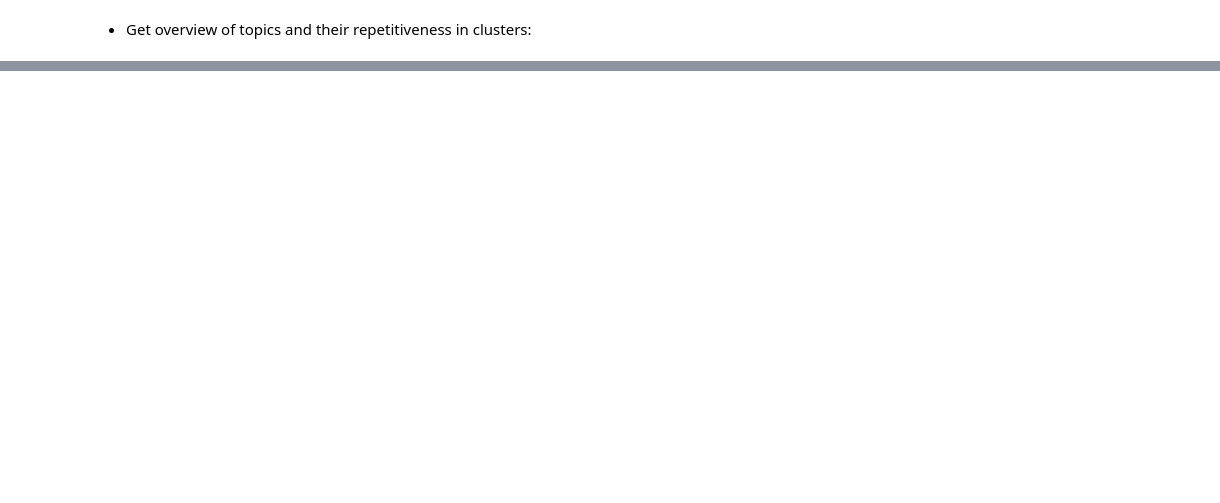
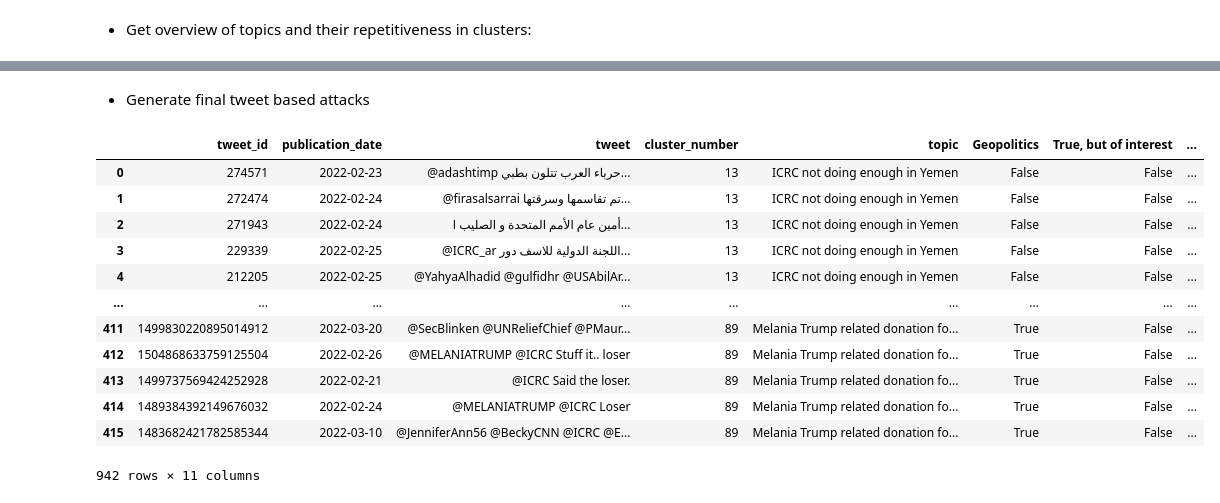
Before and after one commit to sfekih/hum_orgs_attacks_detection, a Jupyter notebook: get_relevant_tweets.ipynb, the cells around one changed output, grey strips where cells are left out. Cells and saved outputs as stored; diff of their text form; code cells hidden in the pictures; blank space fills up the shorter version.

```diff
--- a/get_relevant_tweets.ipynb
+++ b/get_relevant_tweets.ipynb
@@ -112,0 +547,12 @@ counts.most_common(40)
+# %%
+icrc_harmful_fr = pd.merge(
+    left=fr_hdbscan[['tweet_id', 'publication_date', 'tweet', 'partition']].rename(columns={'partition': 'cluster_number'}),
+    right=fr_df,
+    how='inner',
+    on='cluster_number'
+)
+topics_fr = []
+print(f'We have a total number of {icrc_harmful_fr.shape[0]} tweets')
+for col in ['Geopolitics', 'True, but of interest', 'Misleading', 'Disinformation', 'Troll Attack']:
+    print(f'for {col}: the number of tweets is: {icrc_harmful_fr[col].sum()}')
+    topics_fr.append(icrc_harmful_fr[col].sum())
@@ -112,0 +623,26 @@ counts.most_common(40)
+# %% [markdown]
+* Generate final tweet based attacks
+# %%
+icrc_harmful_ar['language'] = 'ar'
+icrc_harmful_fr['language'] = 'fr'
+icrc_harmful_en['language'] = 'en'
+
+icrc_harmful_tot = pd.concat(
+    [icrc_harmful_ar, icrc_harmful_fr, icrc_harmful_en]
+    )
+
+icrc_harmful_tot
+# %% [output]
+|  | tweet_id | publication_date | tweet | cluster_number | topic | Geopolitics | True, but of interest | ... |
+| 0 | 274571 | 2022-02-23 | @adashtimp حرباء العرب تتلون بطبي... | 13 | ICRC not doing enough in Yemen | False | False | ... |
+| 1 | 272474 | 2022-02-24 | @firasalsarrai تم تقاسمها وسرقتها... | 13 | ICRC not doing enough in Yemen | False | False | ... |
+| 2 | 271943 | 2022-02-24 | أمين عام الأمم المتحدة و الصليب ا... | 13 | ICRC not doing enough in Yemen | False | False | ... |
+| 3 | 229339 | 2022-02-25 | @ICRC_ar اللجنة الدولية للاسف دور... | 13 | ICRC not doing enough in Yemen | False | False | ... |
+| 4 | 212205 | 2022-02-25 | @YahyaAlhadid @gulfidhr @USAbilAr... | 13 | ICRC not doing enough in Yemen | False | False | ... |
+| ... | ... | ... | ... | ... | ... | ... | ... | ... |
+| 411 | 1499830220895014912 | 2022-03-20 | @SecBlinken @UNReliefChief @PMaur... | 89 | Melania Trump related donation fo... | True | False | ... |
+| 412 | 1504868633759125504 | 2022-02-26 | @MELANIATRUMP @ICRC Stuff it.. loser | 89 | Melania Trump related donation fo... | True | False | ... |
+| 413 | 1499737569424252928 | 2022-02-21 | @ICRC Said the loser. | 89 | Melania Trump related donation fo... | True | False | ... |
+| 414 | 1489384392149676032 | 2022-02-24 | @MELANIATRUMP @ICRC Loser | 89 | Melania Trump related donation fo... | True | False | ... |
+| 415 | 1483682421782585344 | 2022-03-10 | @JenniferAnn56 @BeckyCNN @ICRC @E... | 89 | Melania Trump related donation fo... | True | False | ... |
+942 rows × 11 columns
```
Also changed, not shown: parts of 39 cells of this notebook.
